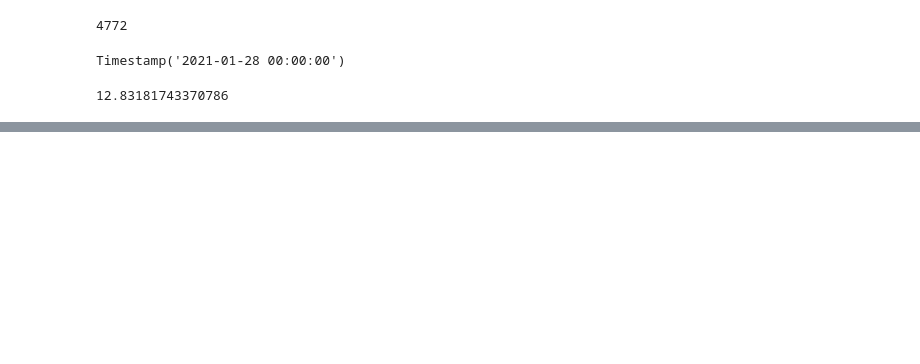
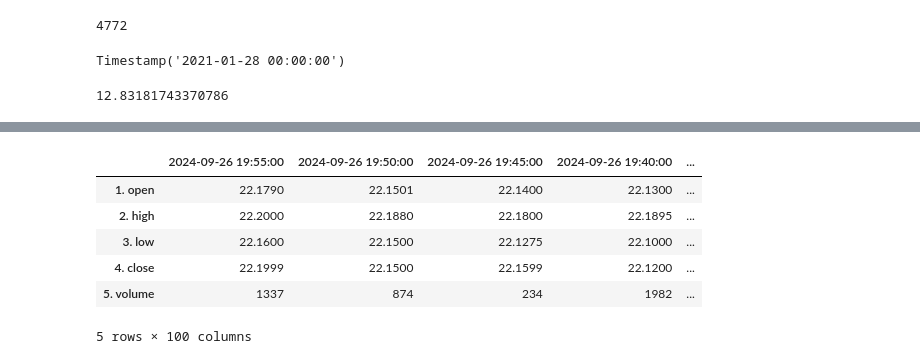
Before and after one commit to Rain0rShine/Artificial-Intelligence, a Jupyter notebook: Semester 1/Stocks/Stocks.ipynb, the cells around one changed output, grey strips where cells are left out. Cells and saved outputs as stored; diff of their text form; code cells hidden in the pictures; blank space fills up the shorter version.

```diff
--- a/Semester 1/Stocks/Stocks.ipynb
+++ b/Semester 1/Stocks/Stocks.ipynb
@@ -53,0 +157,6 @@ total/count
+# %%
+url = 'https://www.alphavantage.co/query?function=TIME_SERIES_INTRADAY&symbol=GME&interval=5min&apikey=YTBRS0WG5ZQBLXOS'
+r = requests.get(url)
+data = r.json()
+
+print(data)
@@ -53,0 +165,11 @@ total/count
+# %%
+example = pd.DataFrame(data['Time Series (5min)'])
+example.head()
+# %% [output]
+|  | 2024-09-26 19:55:00 | 2024-09-26 19:50:00 | 2024-09-26 19:45:00 | 2024-09-26 19:40:00 | ... |
+| 1. open | 22.1790 | 22.1501 | 22.1400 | 22.1300 | ... |
+| 2. high | 22.2000 | 22.1880 | 22.1800 | 22.1895 | ... |
+| 3. low | 22.1600 | 22.1500 | 22.1275 | 22.1000 | ... |
+| 4. close | 22.1999 | 22.1500 | 22.1599 | 22.1200 | ... |
+| 5. volume | 1337 | 874 | 234 | 1982 | ... |
+5 rows × 100 columns
```
Also changed, not shown: parts of 23 cells of this notebook, 2 other files.
